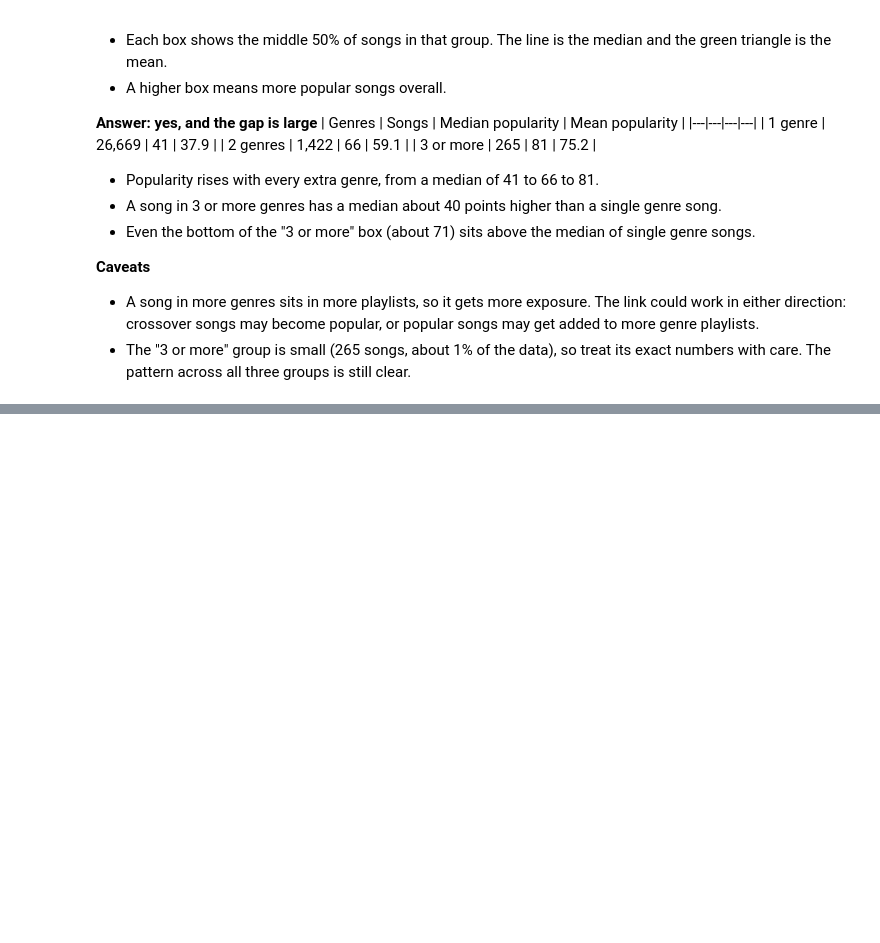
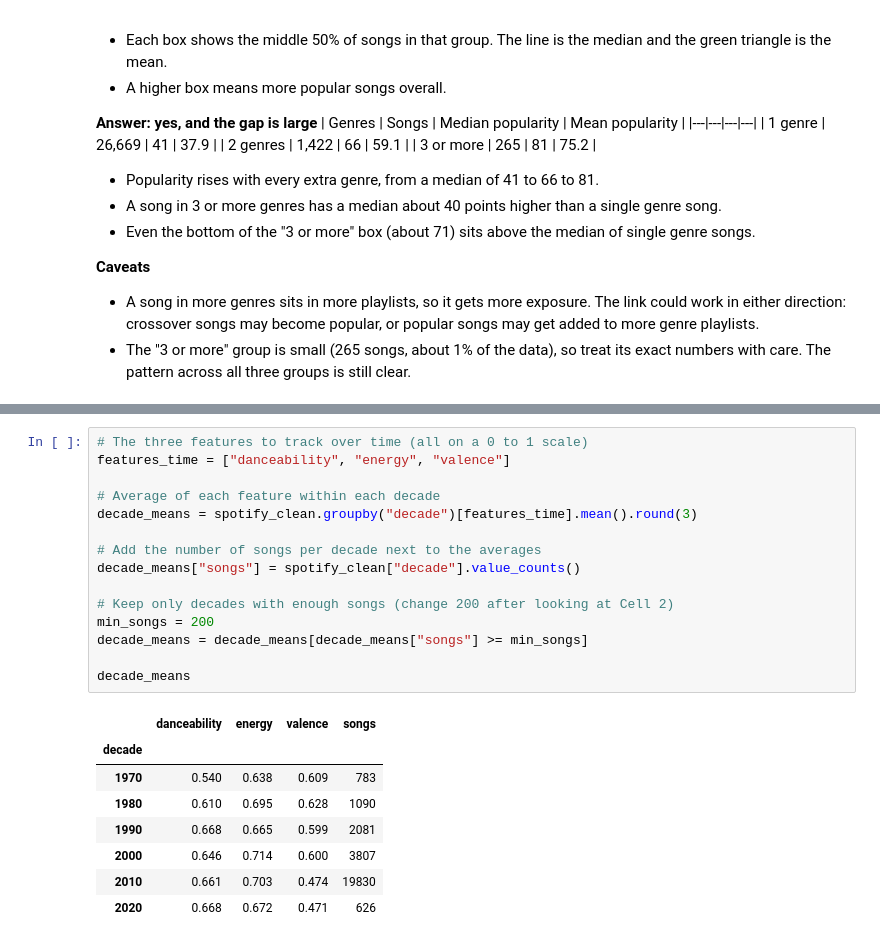
Before and after one commit to dylankiwanuka/Notebook-Analysis-Project, a Jupyter notebook: spotifyDatasetWorkbook.ipynb, the cells around one changed output, grey strips where cells are left out. Cells and saved outputs as stored; diff of their text form; blank space fills up the shorter version.

```diff
--- a/spotifyDatasetWorkbook.ipynb
+++ b/spotifyDatasetWorkbook.ipynb
@@ -536,0 +556,24 @@ plt.show()
+# %%
+# The three features to track over time (all on a 0 to 1 scale)
+features_time = ["danceability", "energy", "valence"]
+
+# Average of each feature within each decade
+decade_means = spotify_clean.groupby("decade")[features_time].mean().round(3)
+
+# Add the number of songs per decade next to the averages
+decade_means["songs"] = spotify_clean["decade"].value_counts()
+
+# Keep only decades with enough songs (change 200 after looking at Cell 2)
+min_songs = 200
+decade_means = decade_means[decade_means["songs"] >= min_songs]
+
+decade_means
+# %% [output]
+|  | danceability | energy | valence | songs |
+| decade |  |  |  |  |
+| 1970 | 0.540 | 0.638 | 0.609 | 783 |
+| 1980 | 0.610 | 0.695 | 0.628 | 1090 |
+| 1990 | 0.668 | 0.665 | 0.599 | 2081 |
+| 2000 | 0.646 | 0.714 | 0.600 | 3807 |
+| 2010 | 0.661 | 0.703 | 0.474 | 19830 |
+| 2020 | 0.668 | 0.672 | 0.471 | 626 |
```
Also changed, not shown: parts of 11 cells of this notebook.
